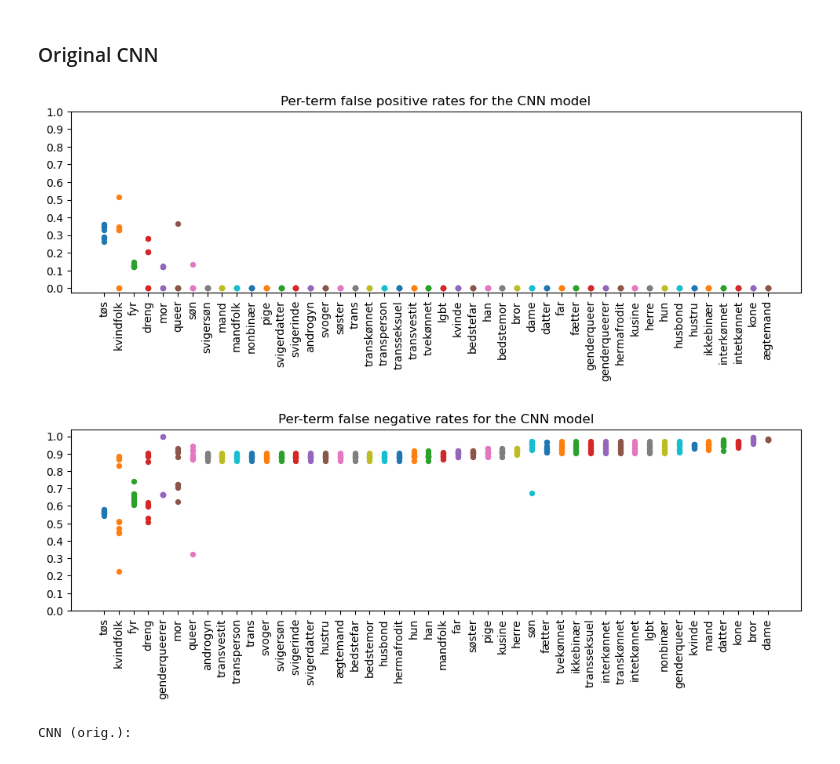
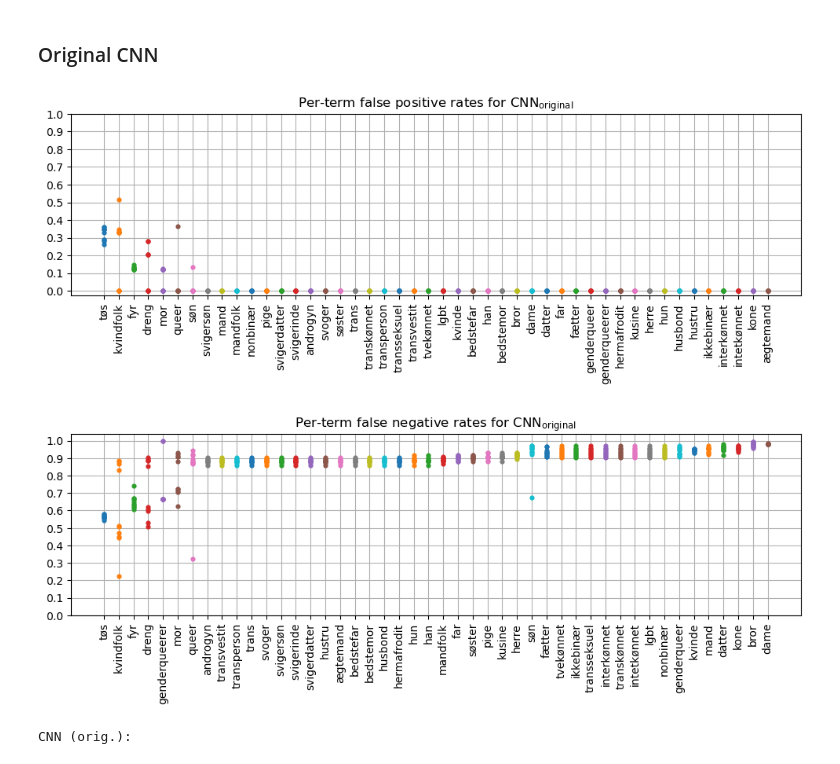
Before and after one commit to MajaMittag/gender-bias_da, a Jupyter notebook: toxicity_detection/unintended_bias_analysis.ipynb, the cells around one changed output. Saved outputs shown, nothing was run; the diff lists cells and outputs as text; code cells hidden in the pictures.

```diff
--- a/toxicity_detection/unintended_bias_analysis.ipynb
+++ b/toxicity_detection/unintended_bias_analysis.ipynb
@@ -263,21 +263,21 @@ Baseline:
 # %%
 # calculate per term and overall fpr for CNN model
 per_term_fprs_orig, overall_fprs_orig = bias_metrics.compute_per_term_metric(grouping_cond="identity_lemma", metric_name="fpr", data=synth_data, model_name="CNNorig")
 
 # plot results
 cnn_order_orig = list(pd.DataFrame(per_term_fprs_orig).mean(axis=1).sort_values(ascending=False).index)
-bias_metrics.plot_per_term_metrics(per_term_fprs_orig, title="Per-term false positive rates for the CNN model", save_name="FPRs_CNN_orig.png", order=cnn_order_orig)
+bias_metrics.plot_per_term_metrics(per_term_fprs_orig, title="Per-term false positive rates for $\mathregular{CNN_{original}}$", save_name="FPRs_CNN_orig.png", order=cnn_order_orig, grid=True)
 # %% [output]
-[figure, old version]
+[figure, new version]
 # %%
 # calculate per term and overall fnr for CNN model
 per_term_fnrs_orig, overall_fnrs_orig = bias_metrics.compute_per_term_metric(grouping_cond="identity_lemma", metric_name="fnr", data=synth_data, model_name="CNNorig")
 
 # plot results
 cnn_order2_orig = list(pd.DataFrame(per_term_fnrs_orig).mean(axis=1).sort_values(ascending=True).index)
-bias_metrics.plot_per_term_metrics(per_term_fnrs_orig, title="Per-term false negative rates for the CNN model", save_name="FNRs_CNN_orig.png", order=cnn_order2_orig)
+bias_metrics.plot_per_term_metrics(per_term_fnrs_orig, title="Per-term false negative rates for $\mathregular{CNN_{original}}$", save_name="FNRs_CNN_orig.png", order=cnn_order2_orig, grid=True)
 # %% [output]
-[figure, old version]
+[figure, new version]
 # %%
 # compute FPED and FNED for each model variant
 fpeds_orig = [bias_metrics.compute_fped(overall_fprs_orig[str(i)], per_term_fprs_orig[str(i)]) for i in range(10)]
```
Also changed, not shown: parts of 5 cells of this notebook, 5 other files.
